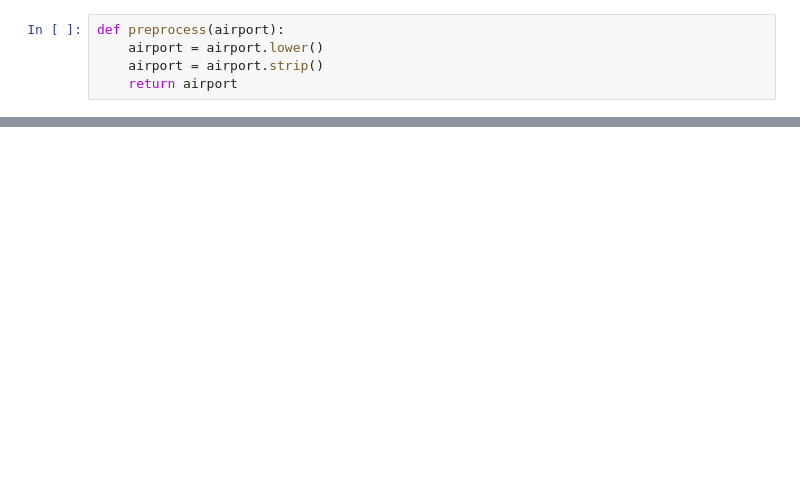
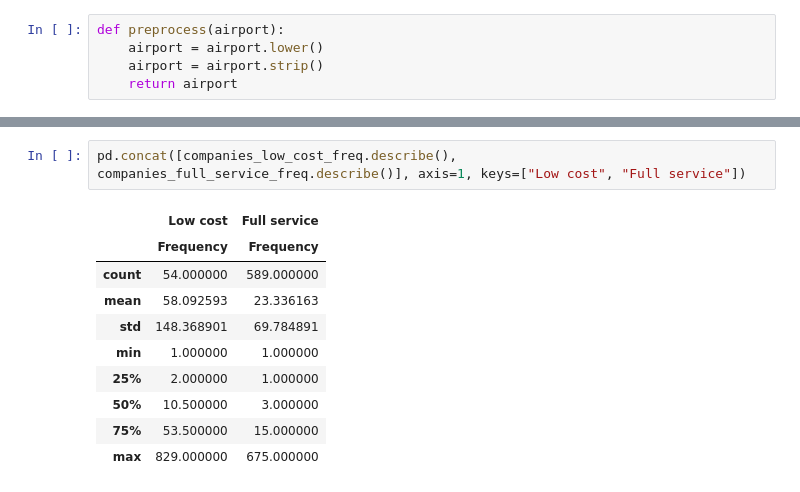
Before and after one commit to Tikai7/Flight-Radar-Scrapper, a Jupyter notebook: analysis/LowCostAnalysis.ipynb, the cells around one changed output, grey strips where cells are left out. Drawn from its saved outputs; the diff is of its cells as text; blank space fills up the shorter version.

```diff
--- a/analysis/LowCostAnalysis.ipynb
+++ b/analysis/LowCostAnalysis.ipynb
@@ -289,0 +362,13 @@ Ratio : 23.372465314834578%
+# %%
+pd.concat([companies_low_cost_freq.describe(), companies_full_service_freq.describe()], axis=1, keys=["Low cost", "Full service"])
+# %% [output]
+|  | Low cost | Full service |
+|  | Frequency | Frequency |
+| count | 54.000000 | 589.000000 |
+| mean | 58.092593 | 23.336163 |
+| std | 148.368901 | 69.784891 |
+| min | 1.000000 | 1.000000 |
+| 25% | 2.000000 | 1.000000 |
+| 50% | 10.500000 | 3.000000 |
+| 75% | 53.500000 | 15.000000 |
+| max | 829.000000 | 675.000000 |
```
Also changed, not shown: parts of 20 cells of this notebook.
